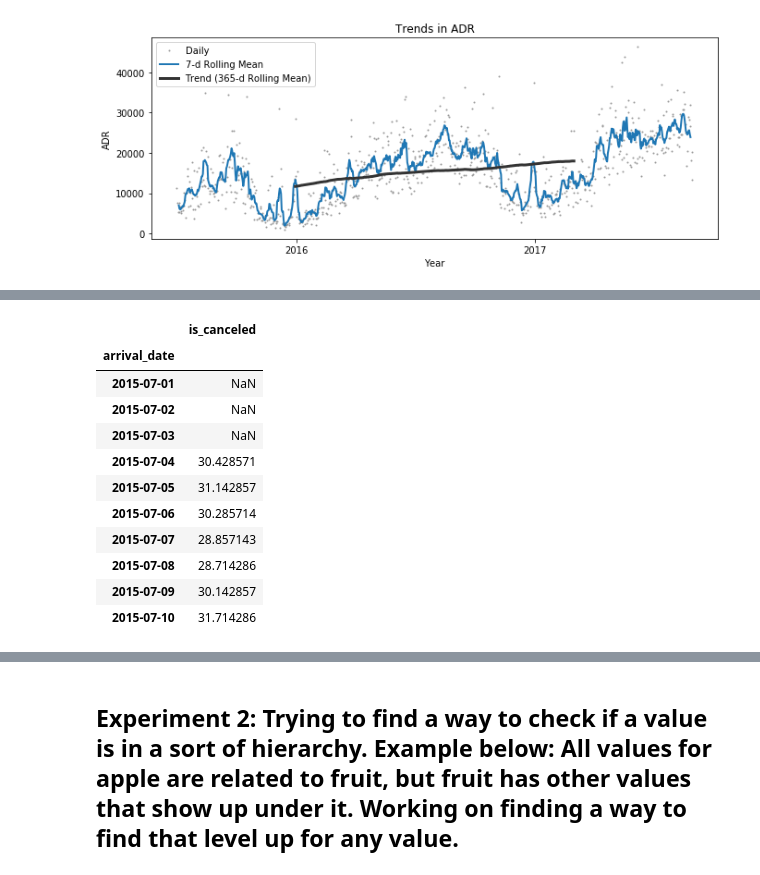
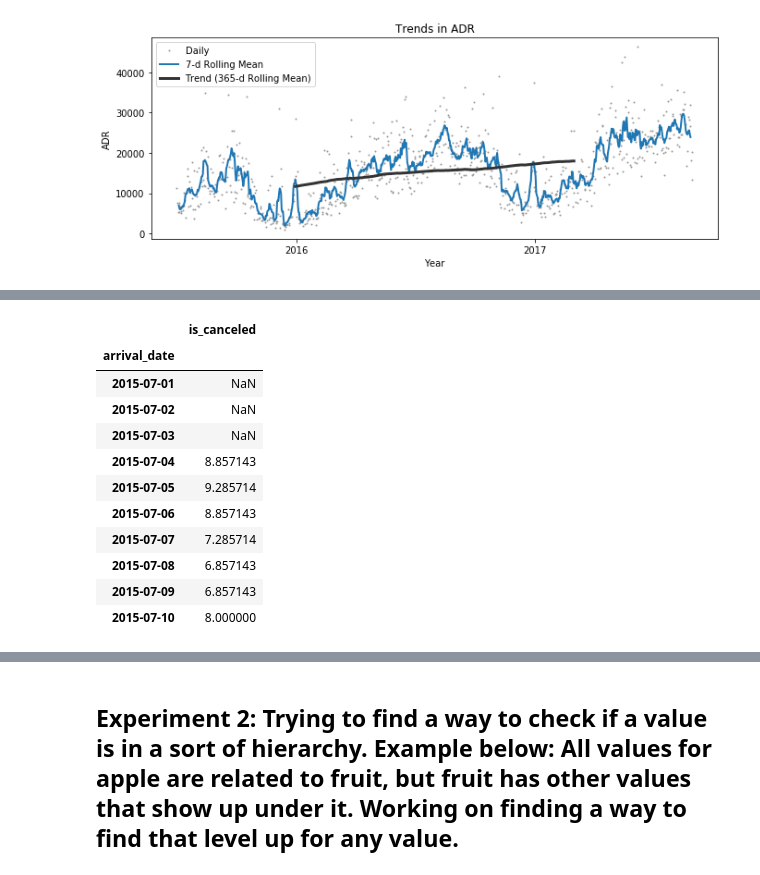
Before and after one commit to josephburton06/Hotel-Bookings, a Jupyter notebook: hotel_bookings.ipynb, the cells around one changed output, grey strips where cells are left out. Saved outputs shown, nothing was run; the diff lists cells and outputs as text; code cells hidden in the pictures.

```diff
--- a/hotel_bookings.ipynb
+++ b/hotel_bookings.ipynb
@@ -596,7 +618,7 @@ Text(0.5, 1.0, 'Trends in ADR')
 # %%
-df_day = df['is_canceled'].resample('D').sum().reset_index()
-df_day.set_index('arrival_date', inplace=True)
-df_day.head()
+df_day_res = df['is_canceled'][df.hotel == 'Resort Hotel'].resample('D').sum().reset_index()
+df_day_res.set_index('arrival_date', inplace=True)
+df_day_res.head()
 # %% [output]
 |  | is_canceled |
 | arrival_date |  |
@@ -608,17 +642,17 @@ df_day.head()
 # %%
 data_columns = ['is_canceled']
-data_7d_rol = df_day[data_columns].rolling(window = 7, center = True).mean()
-data_7d_rol.head(10)
+data_7d_rol_res = df_day_res[data_columns].rolling(window = 7, center = True).mean()
+data_7d_rol_res.head(10)
 # %% [output]
 |  | is_canceled |
 | arrival_date |  |
 | 2015-07-01 | NaN |
 | 2015-07-02 | NaN |
 | 2015-07-03 | NaN |
-| 2015-07-04 | 30.428571 |
-| 2015-07-05 | 31.142857 |
-| 2015-07-06 | 30.285714 |
-| 2015-07-07 | 28.857143 |
-| 2015-07-08 | 28.714286 |
-| 2015-07-09 | 30.142857 |
-| 2015-07-10 | 31.714286 |
+| 2015-07-04 | 8.857143 |
+| 2015-07-05 | 9.285714 |
+| 2015-07-06 | 8.857143 |
+| 2015-07-07 | 7.285714 |
+| 2015-07-08 | 6.857143 |
+| 2015-07-09 | 6.857143 |
+| 2015-07-10 | 8.000000 |
```
Also changed, not shown: parts of 16 cells of this notebook.
